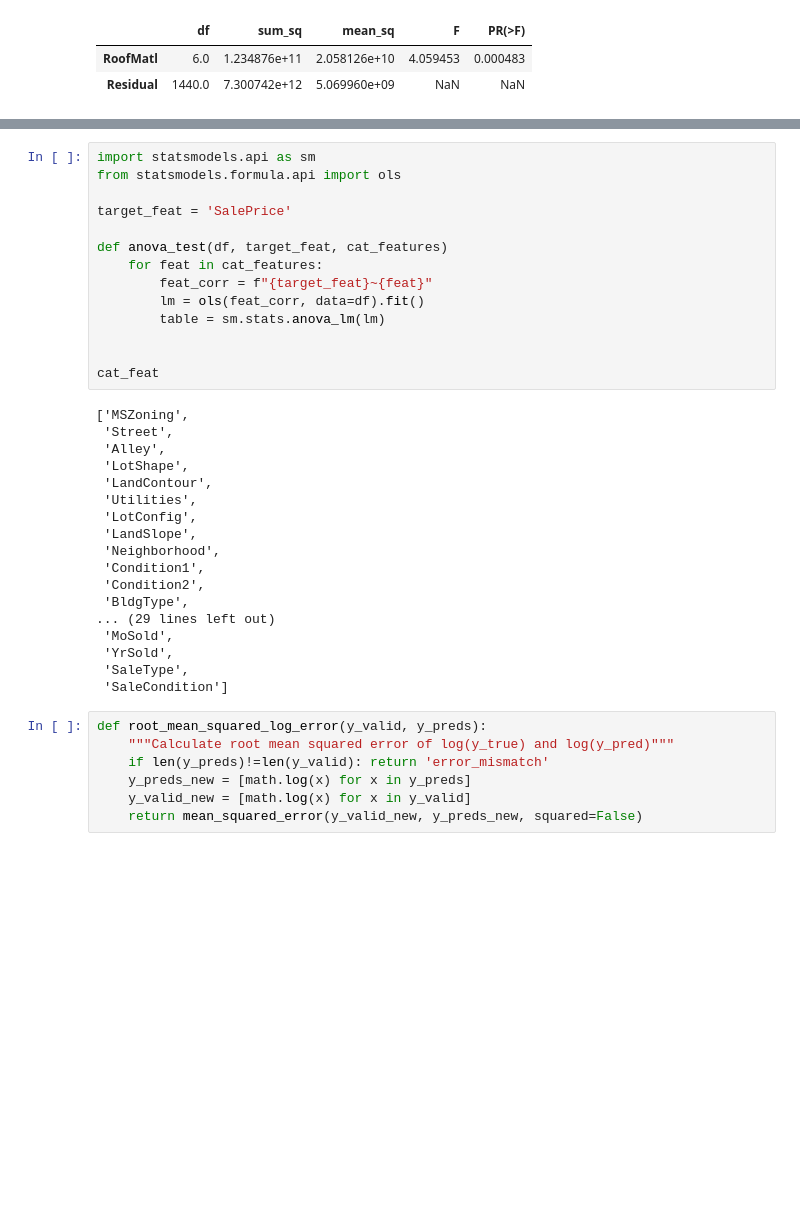
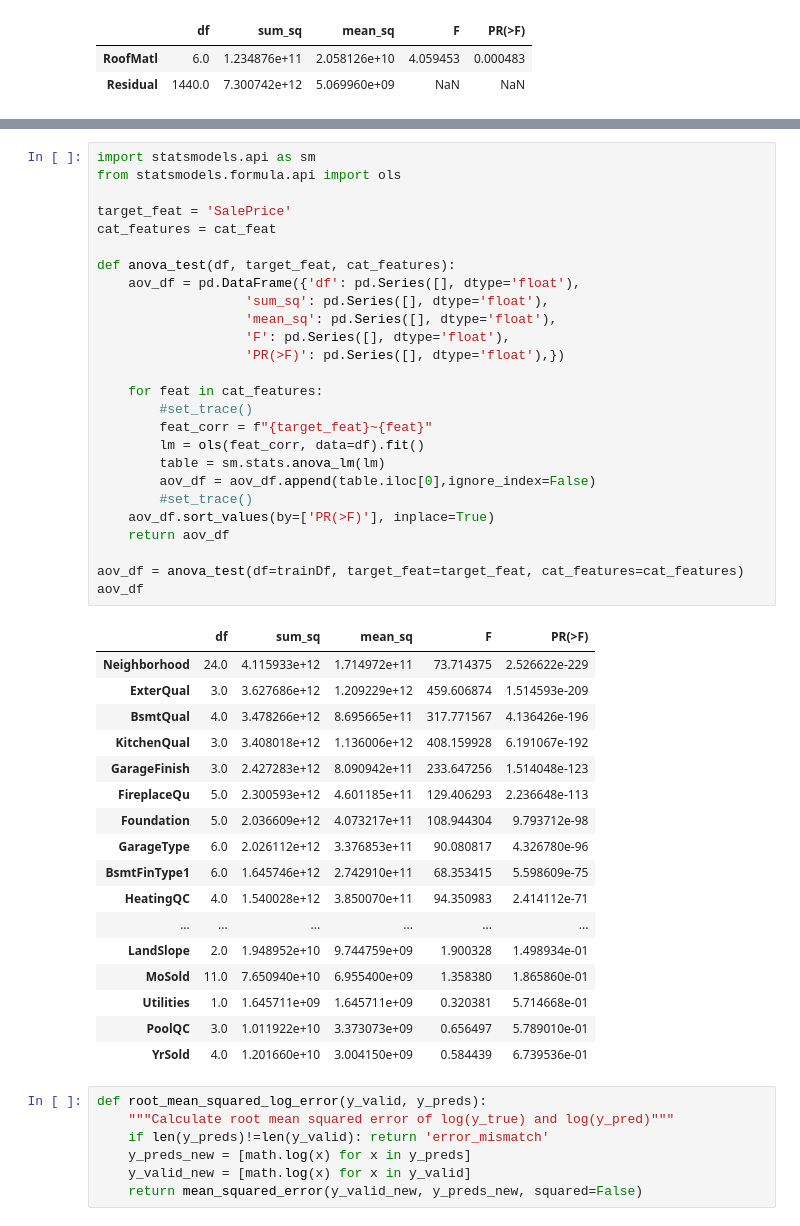
Before and after one commit to rvalusa2108/Scikit-Learn_Pipeline-House_Price_Prediction-Kaggle, a Jupyter notebook: house-prices-advanced-regression-techniques/House_Price_Prediction-AdvanceRegression.ipynb, the cells around one changed output, grey strips where cells are left out. Cells and saved outputs as stored; diff of their text form; blank space fills up the shorter version.

Commit message:
Adding the code for ANOVA test

```diff
--- a/house-prices-advanced-regression-techniques/House_Price_Prediction-AdvanceRegression.ipynb
+++ b/house-prices-advanced-regression-techniques/House_Price_Prediction-AdvanceRegression.ipynb
@@ -651,35 +687,47 @@ df
 # %%
 import statsmodels.api as sm
 from statsmodels.formula.api import ols
 
 target_feat = 'SalePrice'
+cat_features = cat_feat
 
-def anova_test(df, target_feat, cat_features)
+def anova_test(df, target_feat, cat_features):
+    aov_df = pd.DataFrame({'df': pd.Series([], dtype='float'),
+                   'sum_sq': pd.Series([], dtype='float'),
+                   'mean_sq': pd.Series([], dtype='float'),
+                   'F': pd.Series([], dtype='float'),
+                   'PR(>F)': pd.Series([], dtype='float'),})
+
     for feat in cat_features:
+        #set_trace()
         feat_corr = f"{target_feat}~{feat}"
         lm = ols(feat_corr, data=df).fit()
         table = sm.stats.anova_lm(lm)
+        aov_df = aov_df.append(table.iloc[0],ignore_index=False)
+        #set_trace()
+    aov_df.sort_values(by=['PR(>F)'], inplace=True)
+    return aov_df
 
-
-cat_feat
+aov_df = anova_test(df=trainDf, target_feat=target_feat, cat_features=cat_features)
+aov_df
 # %% [output]
-['MSZoning',
- 'Street',
- 'Alley',
- 'LotShape',
- 'LandContour',
- 'Utilities',
- 'LotConfig',
- 'LandSlope',
- 'Neighborhood',
- 'Condition1',
- 'Condition2',
- 'BldgType',
-... (29 lines left out)
- 'MoSold',
- 'YrSold',
- 'SaleType',
- 'SaleCondition']
+|  | df | sum_sq | mean_sq | F | PR(>F) |
+| Neighborhood | 24.0 | 4.115933e+12 | 1.714972e+11 | 73.714375 | 2.526622e-229 |
+| ExterQual | 3.0 | 3.627686e+12 | 1.209229e+12 | 459.606874 | 1.514593e-209 |
+| BsmtQual | 4.0 | 3.478266e+12 | 8.695665e+11 | 317.771567 | 4.136426e-196 |
+| KitchenQual | 3.0 | 3.408018e+12 | 1.136006e+12 | 408.159928 | 6.191067e-192 |
+| GarageFinish | 3.0 | 2.427283e+12 | 8.090942e+11 | 233.647256 | 1.514048e-123 |
+| FireplaceQu | 5.0 | 2.300593e+12 | 4.601185e+11 | 129.406293 | 2.236648e-113 |
+| Foundation | 5.0 | 2.036609e+12 | 4.073217e+11 | 108.944304 | 9.793712e-98 |
+| GarageType | 6.0 | 2.026112e+12 | 3.376853e+11 | 90.080817 | 4.326780e-96 |
+| BsmtFinType1 | 6.0 | 1.645746e+12 | 2.742910e+11 | 68.353415 | 5.598609e-75 |
+| HeatingQC | 4.0 | 1.540028e+12 | 3.850070e+11 | 94.350983 | 2.414112e-71 |
+| ... | ... | ... | ... | ... | ... |
+| LandSlope | 2.0 | 1.948952e+10 | 9.744759e+09 | 1.900328 | 1.498934e-01 |
+| MoSold | 11.0 | 7.650940e+10 | 6.955400e+09 | 1.358380 | 1.865860e-01 |
+| Utilities | 1.0 | 1.645711e+09 | 1.645711e+09 | 0.320381 | 5.714668e-01 |
+| PoolQC | 3.0 | 1.011922e+10 | 3.373073e+09 | 0.656497 | 5.789010e-01 |
+| YrSold | 4.0 | 1.201660e+10 | 3.004150e+09 | 0.584439 | 6.739536e-01 |
 # %%
 def root_mean_squared_log_error(y_valid, y_preds):
     """Calculate root mean squared error of log(y_true) and log(y_pred)"""
```
Also changed, not shown: parts of 14 cells of this notebook.
